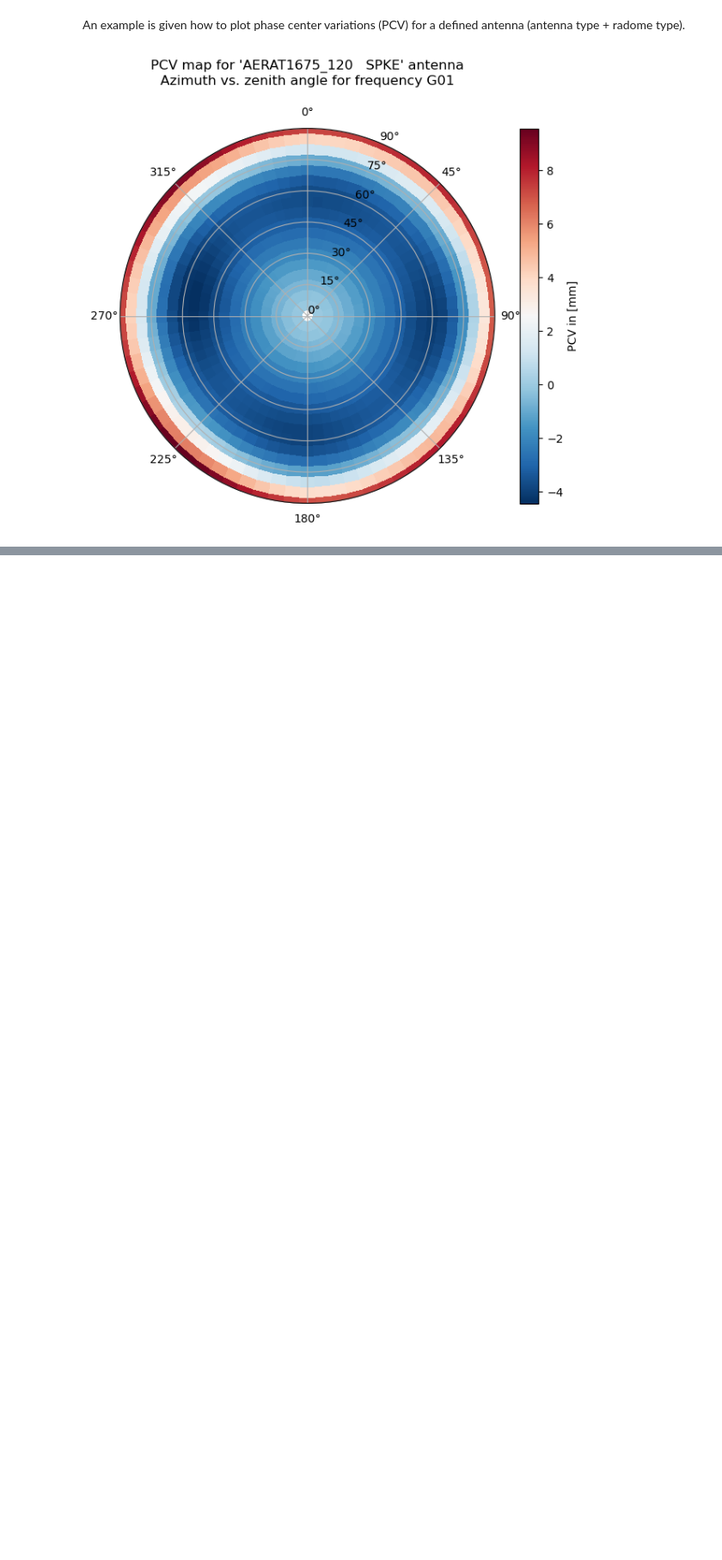
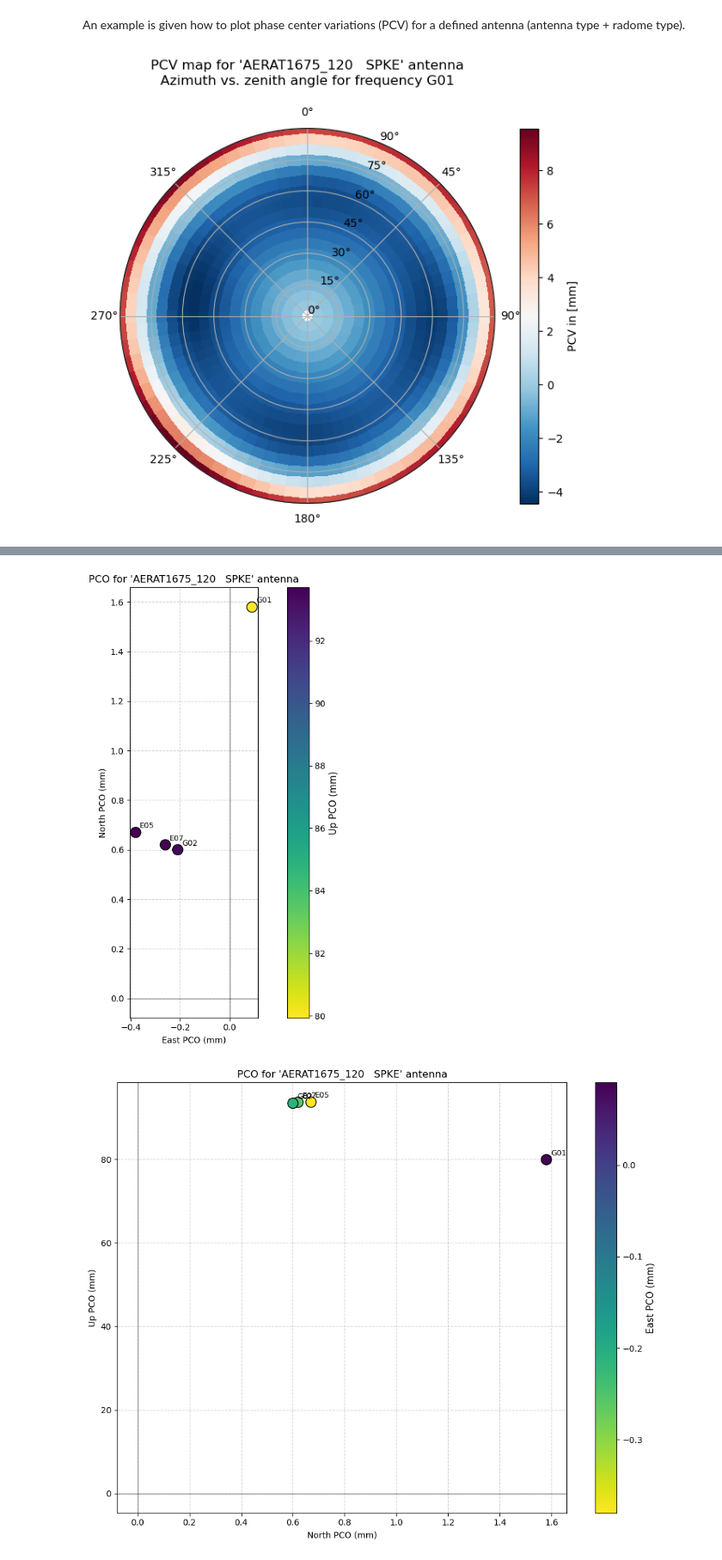
Before and after one commit to kartverket/midgard, a Jupyter notebook: notebooks/parsers/antex.ipynb, the cells around one changed output, grey strips where cells are left out. Shown at 86% size. Cells and saved outputs as stored; diff of their text form; code cells hidden in the pictures; blank space fills up the shorter version.

```diff
--- a/notebooks/parsers/antex.ipynb
+++ b/notebooks/parsers/antex.ipynb
@@ -171,0 +279,66 @@ plt.show()
+# %%
+
+# 4. Prepare data for 2D plot
+#_____________________________
+north = [ pco[f][0] for f in pco.keys() ]
+east = [ pco[f][1] for f in pco.keys() ]
+up = [ pco[f][2] for f in pco.keys() ]
+labels = [ f for f in pco.keys()]
+
+# 5. Generate 2D Plot (east, north)
+#__________________________________
+fig, ax = plt.subplots(figsize=(10, 8))
+
+sc = ax.scatter(east, north, c=up, cmap="viridis_r", s=150,
+                edgecolors="black", zorder=3)
+
+# Define colorbar with Up PCO
+cbar = plt.colorbar(sc)
+cbar.set_label("Up PCO (mm)", fontsize=11)
+
+# Add annotations
+for i, label in enumerate(labels):
+    ax.annotate(label, (east[i], north[i]), xytext=(5, 5),
+                textcoords="offset points", fontsize=9)
+
+ax.axhline(0, color="black", lw=1, alpha=0.5)
+ax.axvline(0, color="black", lw=1, alpha=0.5)
+ax.set_xlabel("East PCO (mm)")
+ax.set_ylabel("North PCO (mm)")
+ax.set_title(f"PCO for '{ant_type.strip()}' antenna")
+ax.grid(True, linestyle="--", alpha=0.6)
+
+ax.set_aspect('equal', adjustable='box')
+
+plt.tight_layout()
+plt.show()
+plt.close()
+
+# 6. Generate 2D Plot (north, up)
+#__________________________________
+fig, ax = plt.subplots(figsize=(10, 8))
+
+sc = ax.scatter(north, up, c=east, cmap="viridis_r", s=150,
+                edgecolors="black", zorder=3)
+
+# Define colorbar with East PCO
+cbar = plt.colorbar(sc)
+cbar.set_label("East PCO (mm)", fontsize=11)
+
+# Add annotations
+for i, label in enumerate(labels):
+    ax.annotate(label, (north[i], up[i]), xytext=(5, 5),
+                textcoords="offset points", fontsize=9)
+
+ax.axhline(0, color="black", lw=1, alpha=0.5)
+ax.axvline(0, color="black", lw=1, alpha=0.5)
+ax.set_xlabel("North PCO (mm)")
+ax.set_ylabel("Up PCO (mm)")
+ax.set_title(f"PCO for '{ant_type.strip()}' antenna")
+ax.grid(True, linestyle="--", alpha=0.6)
+
+plt.tight_layout()
+plt.show()
+# %% [output]
+[figure, added]
+[figure, added]
```
Also changed, not shown: parts of 5 cells of this notebook, 1 other file.
